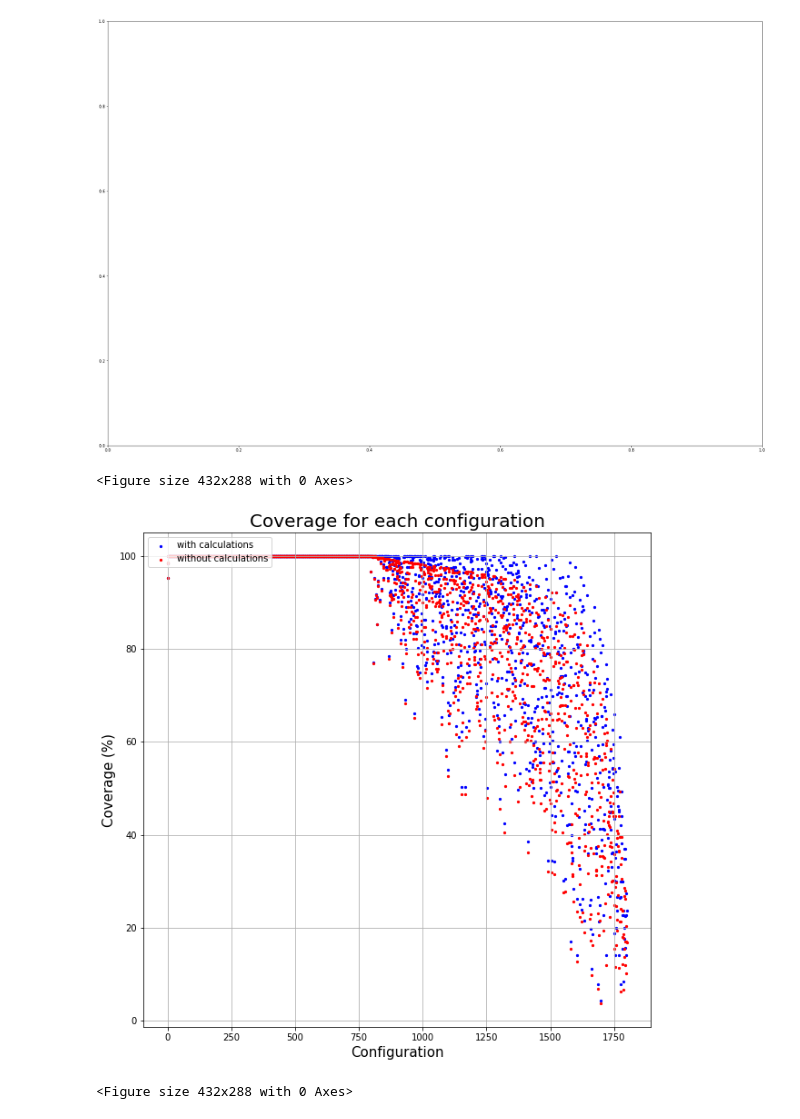
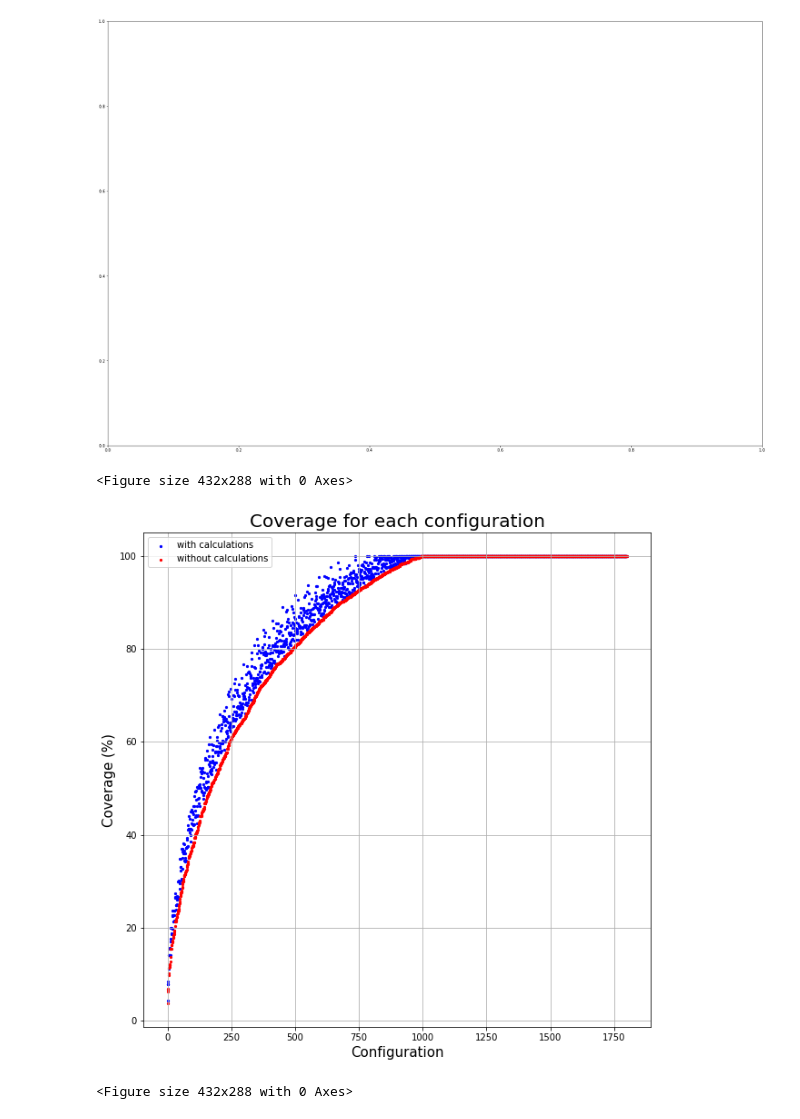
Before and after one commit to patrycze/ICCS2020_VOTERANK, a Jupyter notebook: analysis/last.ipynb, the cells around one changed output. Saved outputs shown, nothing was run; the diff lists cells and outputs as text; code cells hidden in the pictures.

```diff
--- a/analysis/last.ipynb
+++ b/analysis/last.ipynb
@@ -161,7 +161,7 @@ for net in [1, 2, 3, 4, 5, 6, 7, 8, 9, 10, 11, 12, 13, 14, 15]:
                 temp_without = pd.DataFrame(subdata_without)
                 temp_with = pd.DataFrame(subdata_with)
 
-                temp = pd.DataFrame({'limitPercentage': limitPercentage, 'pp': pp, 'seed': numberOfSeeds, 'without': [subdata_without['infectedTotalPercentage']], 'with': [subdata_with['infectedTotalPercentage']],
+                temp = pd.DataFrame({'net': net, 'limitPercentage': limitPercentage, 'pp': pp, 'seed': numberOfSeeds, 'without': [subdata_without['infectedTotalPercentage']], 'with': [subdata_with['infectedTotalPercentage']],
                                      'increase': [subdata_with['infectedTotalPercentage'] / subdata_without['infectedTotalPercentage']],'secondsWithout': subdata_without['seconds'], 'secondsWith': subdata_with['seconds']})
 
                 lastRows_with = lastRows_with.append(temp)
@@ -182,35 +182,35 @@ lastRows_with = lastRows_with.sort_values('increase')
 # %%
 plt.figure();
 
 fig, ax = plt.subplots(ncols=1, nrows=1, figsize=(10,10))
 
 
 # ax.scatter(list(range(len(lastRows_with.index))), lastRows_with['infectedTotalPercentage'], s=10, color='red')
 # ax.scatter(list(range(len(lastRows_without.index))), lastRows_without['infectedTotalPercentage'], s=5, color='blue')
-lastRows_with = lastRows_with.sort_values('increase')
+lastRows_with = lastRows_with.sort_values('without')
 
 
 ax.scatter(list(range(len(lastRows_with.index))), lastRows_with['with'], s=5, color='blue', label='with calculations')
 ax.scatter(list(range(len(lastRows_with.index))), lastRows_with['without'], s=5, color='red', label='without calculations')
 
 # ax[1].scatter(list(range(len(lastRows_with.index))), lastRows_with['secondsWith'], s=5, color='blue')
 # ax[1].scatter(list(range(len(lastRows_with.index))), lastRows_with['secondsWithout'], s=5, color='red')
 
 # ax.scatter(list(range(len(lastRows_with.index))), lastRows_with['with'], s=5, color='blue')
 # ax[0].scatter(list(range(len(lastRows_with.index))), lastRows_with['increase'], s=5, color='red')
 
 ax.set_xlabel(r'Configuration', fontsize=15)
 ax.set_ylabel(r'Coverage (%)', fontsize=15)
 ax.set_title('Coverage for each configuration', fontsize=20)
 
 ax.grid(True)
 
 ax.legend(loc='upper left')
 
 plt.show()
 # %% [output]
 <Figure size 432x288 with 0 Axes>
-[figure, old version]
+[figure, new version]
 # %%
 plt.figure();
 
```
Also changed, not shown: parts of 11 cells of this notebook.
